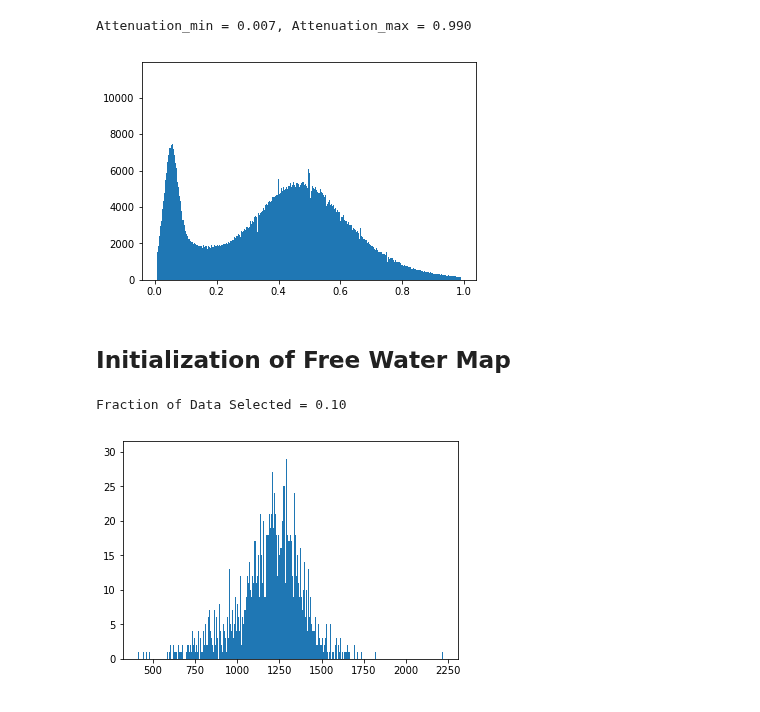
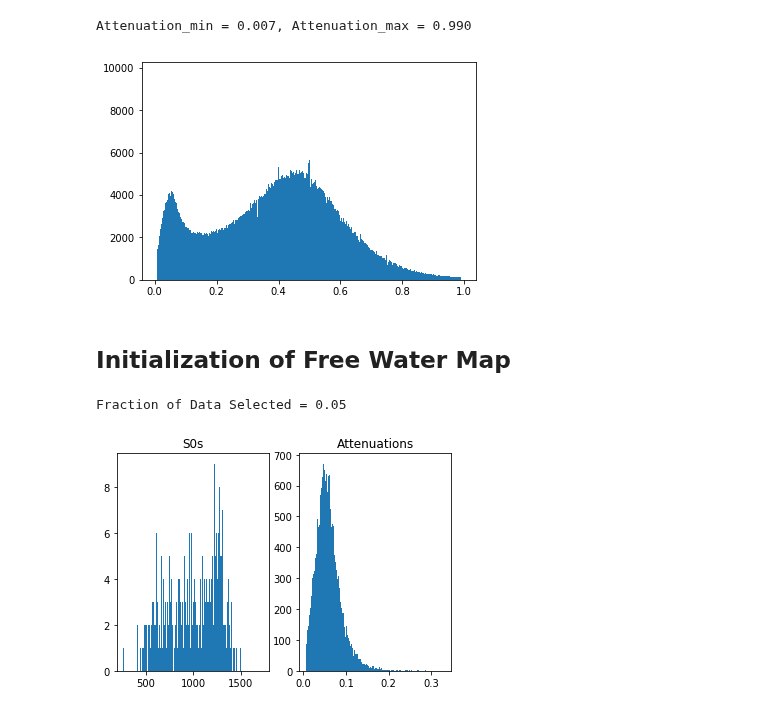
Before and after one commit to sameerd/DiffusionTensorImaging, a Jupyter notebook: notebooks/Free Water.ipynb, the cells around one changed output. Cells and saved outputs as stored; diff of their text form; code cells hidden in the pictures.

Commit message:
Cleaned up Free Water code and added constraints on f.

```diff
--- a/notebooks/Free Water.ipynb
+++ b/notebooks/Free Water.ipynb
@@ -19,10 +19,18 @@ import nibabel as nib
 # %%
 base_filename = "../data/output/S264294/S264294_DTI_gated_20150508093306_12"
 
-fdwi = base_filename + "_crop.nii.gz"
+fdwi = base_filename + "_fw.nii.gz"
+#fdwi = base_filename + "_crop.nii.gz"
 #fdwi = base_filename + "_syn.nii.gz"
+
 fbval = base_filename + ".bval"
 fbvec = base_filename + ".bvec"
+
+
+def default_plot_3d_z_indices(arr, idx_list=range(0,10,2), transpose=True,
+                              num_rows=2, num_cols=3):
+    plot_3d_z_indices(arr, idx_list=idx_list, transpose=transpose,
+                      num_rows=num_rows, num_cols=num_cols)
 # %%
 img = nib.load(fdwi)
 data = img.get_data()
@@ -91,9 +95,9 @@ plot_3d_z_indices(FA, range(0,12, 2), transpose=True, num_rows=2, num_cols=3)
 # %% [markdown]
 # Mean Diffusivity
 # %%
-MD1 = dti.mean_diffusivity(tenfit.evals)
+MD = dti.mean_diffusivity(tenfit.evals)
 plt.set_cmap("viridis_r")
 # Plot the MD for a few z-indices
-plot_3d_z_indices(MD1, range(0,12, 2), transpose=True, num_rows=2, num_cols=3)
+default_plot_3d_z_indices(MD)
 # %% [output]
 <matplotlib.figure.Figure at 0x...>
@@ -149,14 +149,19 @@ Ahat[Ahat > attenuation_max] = attenuation_max
 # %%
 x = plt.hist(Ahat[:,:,:, ~gtab.b0s_mask].ravel(), bins=500)
 # %% [output]
-[figure, old version]
+[figure, new version]
 # %% [markdown]
 ## Initialization of Free Water Map
 # %%
 # look at the distribution of voxels in the b0 image that are near 3*1e-3 mm^2/s
-mask = np.abs(MD1 - 3 * 1e-3) < 0.2 * 1e-3
+mask = np.abs(MD - 3 * 1e-3) < 0.2 * 1e-3
 print("Fraction of Data Selected = %.2f" % (sum(mask.ravel()) / mask.size))
-x = plt.hist(S0s_bi[mask].ravel(), bins=500)
+fig, (ax1, ax2) = plt.subplots(ncols=2, nrows=1)
+ax1.hist(S0s_bi[mask].ravel(), bins=500)
+ax1.set_title("S0s")
+# Lets look at the attentuation when the FA is close to that of water
+ax2.hist(Ahat[:,:,:,~gtab.b0s_mask][mask].ravel(), bins=500)
+x=ax2.set_title("Attenuations")
 # %% [output]
-Fraction of Data Selected = 0.10
+Fraction of Data Selected = 0.05
-[figure, old version]
+[figure, new version]
```
Also changed, not shown: parts of 36 cells of this notebook, 2 other files.
